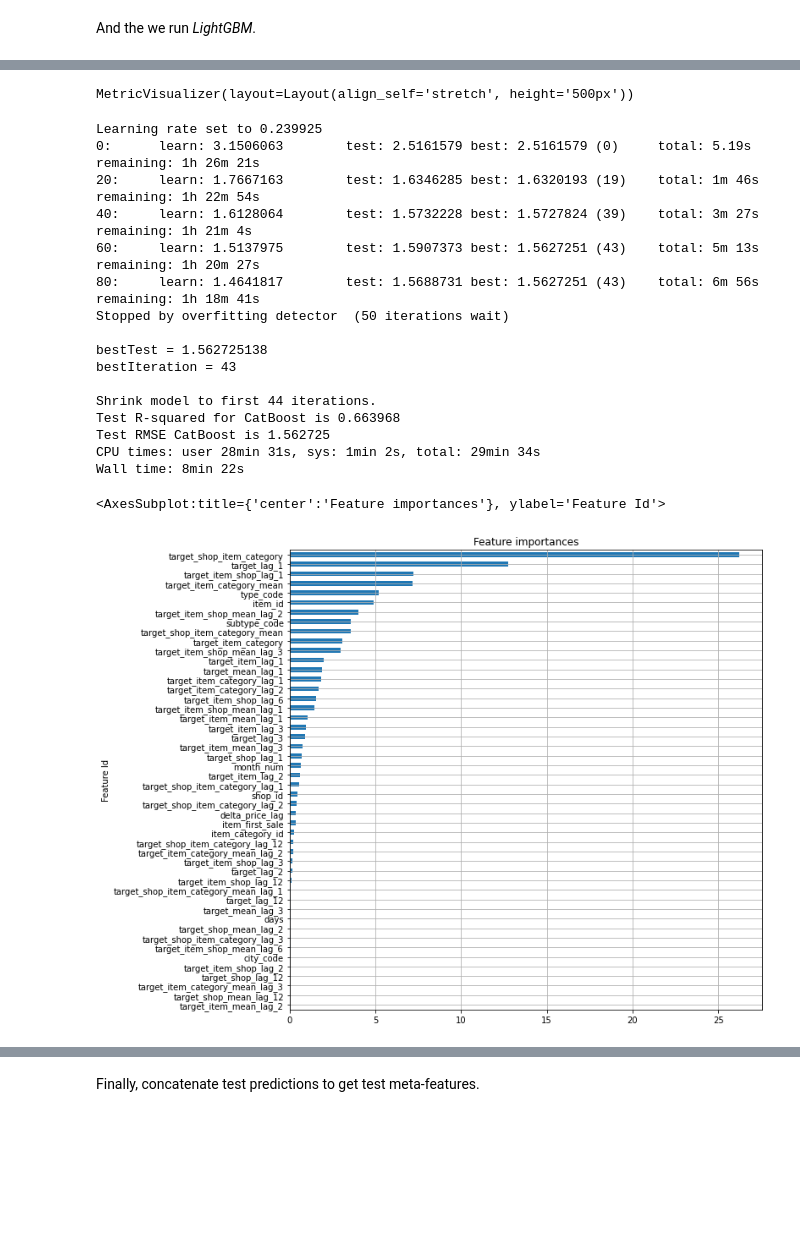
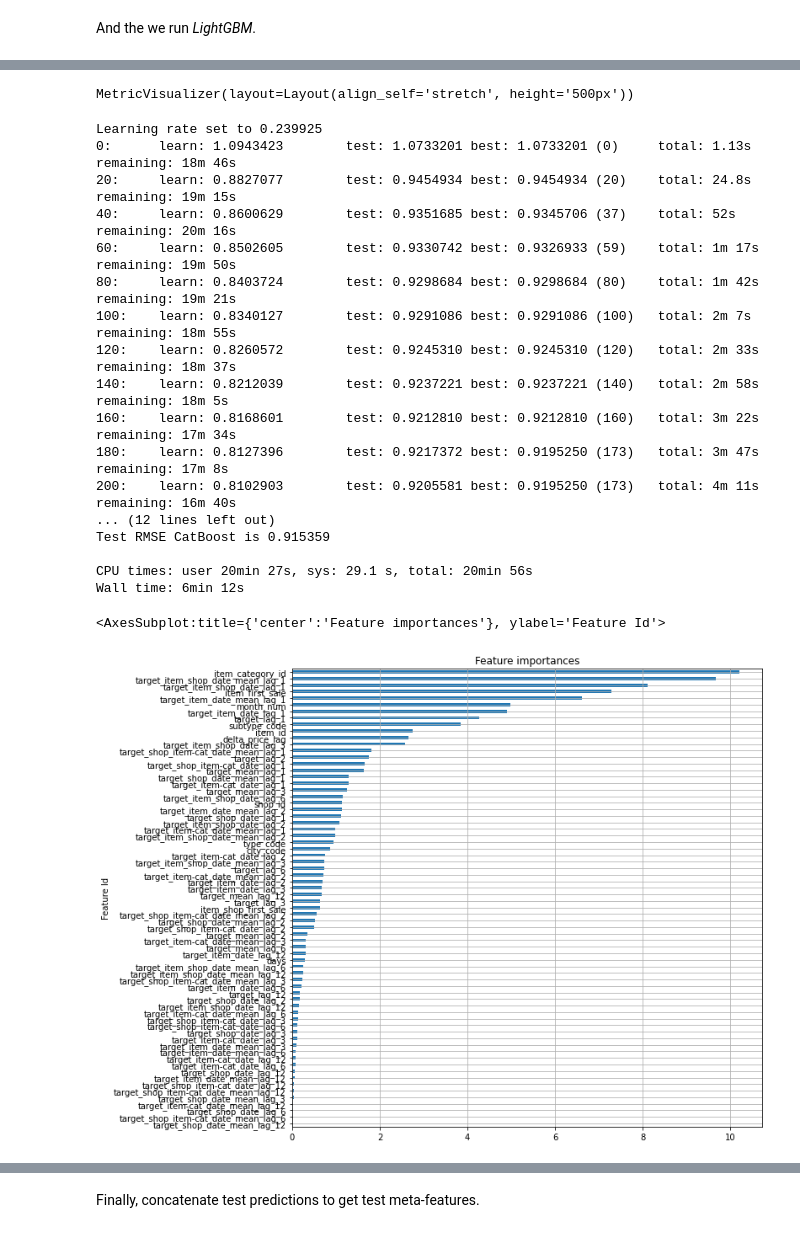
Before and after one commit to ddmitry80/coursera_how_to_win_kaggle, a Jupyter notebook: Final_project/simple_ensemble.ipynb, the cells around one changed output, grey strips where cells are left out. Drawn from its saved outputs; the diff is of its cells as text; code cells hidden in the pictures; blank space fills up the shorter version.

```diff
--- a/Final_project/simple_ensemble.ipynb
+++ b/Final_project/simple_ensemble.ipynb
@@ -67,9 +67,9 @@ memory usage: 2.1 GB
 # List of all lagged features
 
 # We will drop these at fitting stage
-to_drop_cols = ['target_shop', 'target_item', 'target_item_mean', 'target_mean',
-                'target_item_shop', 'target', 'target_shop_mean', 'target_item_shop_mean',
-                'date_block_num']
+to_drop_cols = ['target_shop_date', 'target_item_shop_date_mean', 'target_shop_item-cat_date_mean', 'target_shop_item-cat_date',
+                'target_item_date_mean', 'target_item-cat_date_mean', 'target_item-cat_date', 'target_item_shop_date',
+                'target_item_date', 'target', 'target_shop_date_mean', 'target_mean', 'date_block_num']
 
 # Categorical features
 cat_features = ['shop_id', 'item_id', 'item_category_id', 'city_code',
@@ -191,47 +186,48 @@ if save_models:
 # %%
 %%time
 # Catboost
 
 model_cbr = cb.CatBoostRegressor(loss_function='RMSE',
-                                 cat_features=cat_features,
+                                 #cat_features=cat_features,
                                  iterations=1000,
                                 task_type='CPU')
 model_cbr.fit(X_train, y_train,
               eval_set=(X_test, y_test),
               verbose=20,
               early_stopping_rounds=50,
               plot=True)
 pred_cb = model_cbr.predict(X_test)
 
 print('\nTest R-squared for CatBoost is %f' % r2_score(y_test, pred_cb))
 print('Test RMSE CatBoost is %f' % np.sqrt(mean_squared_error(y_test, pred_cb)))
 print()
 
 # Plot CatBoost features importance
 f_importance = model_cbr.get_feature_importance(prettified=True)
 f_importance[f_importance['Importances']>0].sort_values(by='Importances', ascending=True).set_index('Feature Id').plot(
     kind='barh', figsize=(10,10), legend=False, grid=True, title="Feature importances");
 # %% [output]
 [interactive output not drawn]
 MetricVisualizer(layout=Layout(align_self='stretch', height='500px'))
 Learning rate set to 0.239925
-0:      learn: 3.1506063        test: 2.5161579 best: 2.5161579 (0)     total: 5.19s    remaining: 1h 26m 21s
-20:     learn: 1.7667163        test: 1.6346285 best: 1.6320193 (19)    total: 1m 46s   remaining: 1h 22m 54s
-40:     learn: 1.6128064        test: 1.5732228 best: 1.5727824 (39)    total: 3m 27s   remaining: 1h 21m 4s
-60:     learn: 1.5137975        test: 1.5907373 best: 1.5627251 (43)    total: 5m 13s   remaining: 1h 20m 27s
-80:     learn: 1.4641817        test: 1.5688731 best: 1.5627251 (43)    total: 6m 56s   remaining: 1h 18m 41s
-Stopped by overfitting detector  (50 iterations wait)
+0:      learn: 1.0943423        test: 1.0733201 best: 1.0733201 (0)     total: 1.13s    remaining: 18m 46s
+20:     learn: 0.8827077        test: 0.9454934 best: 0.9454934 (20)    total: 24.8s    remaining: 19m 15s
+40:     learn: 0.8600629        test: 0.9351685 best: 0.9345706 (37)    total: 52s      remaining: 20m 16s
+60:     learn: 0.8502605        test: 0.9330742 best: 0.9326933 (59)    total: 1m 17s   remaining: 19m 50s
+80:     learn: 0.8403724        test: 0.9298684 best: 0.9298684 (80)    total: 1m 42s   remaining: 19m 21s
+100:    learn: 0.8340127        test: 0.9291086 best: 0.9291086 (100)   total: 2m 7s    remaining: 18m 55s
+120:    learn: 0.8260572        test: 0.9245310 best: 0.9245310 (120)   total: 2m 33s   remaining: 18m 37s
+140:    learn: 0.8212039        test: 0.9237221 best: 0.9237221 (140)   total: 2m 58s   remaining: 18m 5s
+160:    learn: 0.8168601        test: 0.9212810 best: 0.9212810 (160)   total: 3m 22s   remaining: 17m 34s
+180:    learn: 0.8127396        test: 0.9217372 best: 0.9195250 (173)   total: 3m 47s   remaining: 17m 8s
+200:    learn: 0.8102903        test: 0.9205581 best: 0.9195250 (173)   total: 4m 11s   remaining: 16m 40s
+... (12 lines left out)
+Test RMSE CatBoost is 0.915359
 
-bestTest = 1.562725138
-bestIteration = 43
-
-Shrink model to first 44 iterations.
-Test R-squared for CatBoost is 0.663968
-Test RMSE CatBoost is 1.562725
-CPU times: user 28min 31s, sys: 1min 2s, total: 29min 34s
-Wall time: 8min 22s
+CPU times: user 20min 27s, sys: 29.1 s, total: 20min 56s
+Wall time: 6min 12s
 <AxesSubplot:title={'center':'Feature importances'}, ylabel='Feature Id'>
-[figure, old version]
+[figure, new version]
 # %%
 if save_models:
     pickle.dump(model_cbr, open('data/sa-model_cbr.pkl', "wb"))
```
Also changed, not shown: parts of 15 cells of this notebook, 2 other files.
